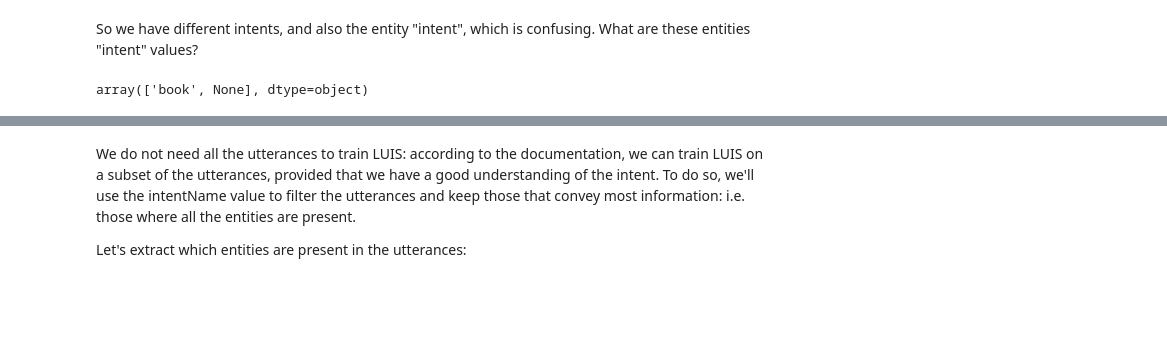
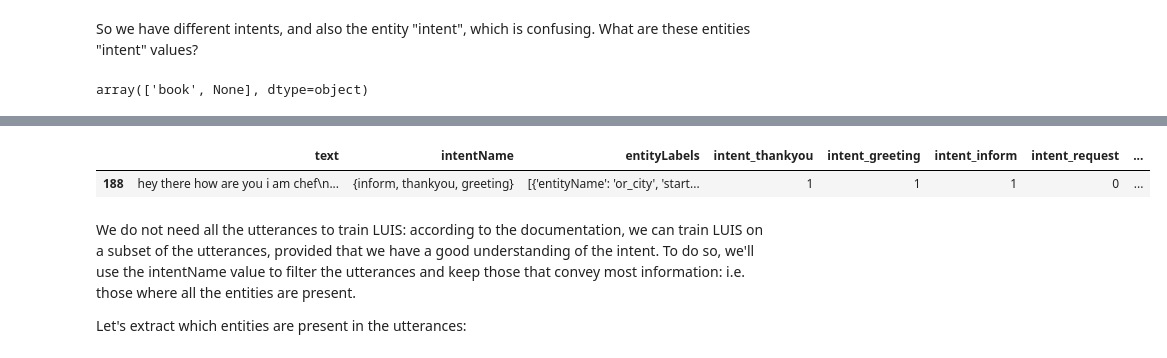
Before and after one commit to SoCrespo/OC-IA-P10, a Jupyter notebook: OC-IA-P10 DATA EXPLORATION.ipynb, the cells around one changed output, grey strips where cells are left out. Saved outputs shown, nothing was run; the diff lists cells and outputs as text; code cells hidden in the pictures; blank space fills up the shorter version.

```diff
--- a/OC-IA-P10 DATA EXPLORATION.ipynb
+++ b/OC-IA-P10 DATA EXPLORATION.ipynb
@@ -493,3 +508,12 @@ all_data_df[all_data_df['intent']!='book']
+# %%
+greeting = all_data_df['intent_greeting']==1
+inform = all_data_df['intent_inform']==1
+thankyou = all_data_df['intent_thankyou']==1
+request = all_data_df['intent_request']==1
+all_data_df[inform & greeting & thankyou]
+# %% [output]
+|  | text | intentName | entityLabels | intent_thankyou | intent_greeting | intent_inform | intent_request | ... |
+| 188 | hey there how are you i am chef\n... | {inform, thankyou, greeting} | [{'entityName': 'or_city', 'start... | 1 | 1 | 1 | 0 | ... |
 # %% [markdown]
 We do not need all the utterances to train LUIS: according to the documentation, we can train LUIS on a subset of the utterances, provided that we have a good understanding of the intent. To do so, we'll use the intentName value to filter the utterances and keep those that convey most information: i.e. those where all the entities are present.
 
```
Also changed, not shown: parts of 14 cells of this notebook.
